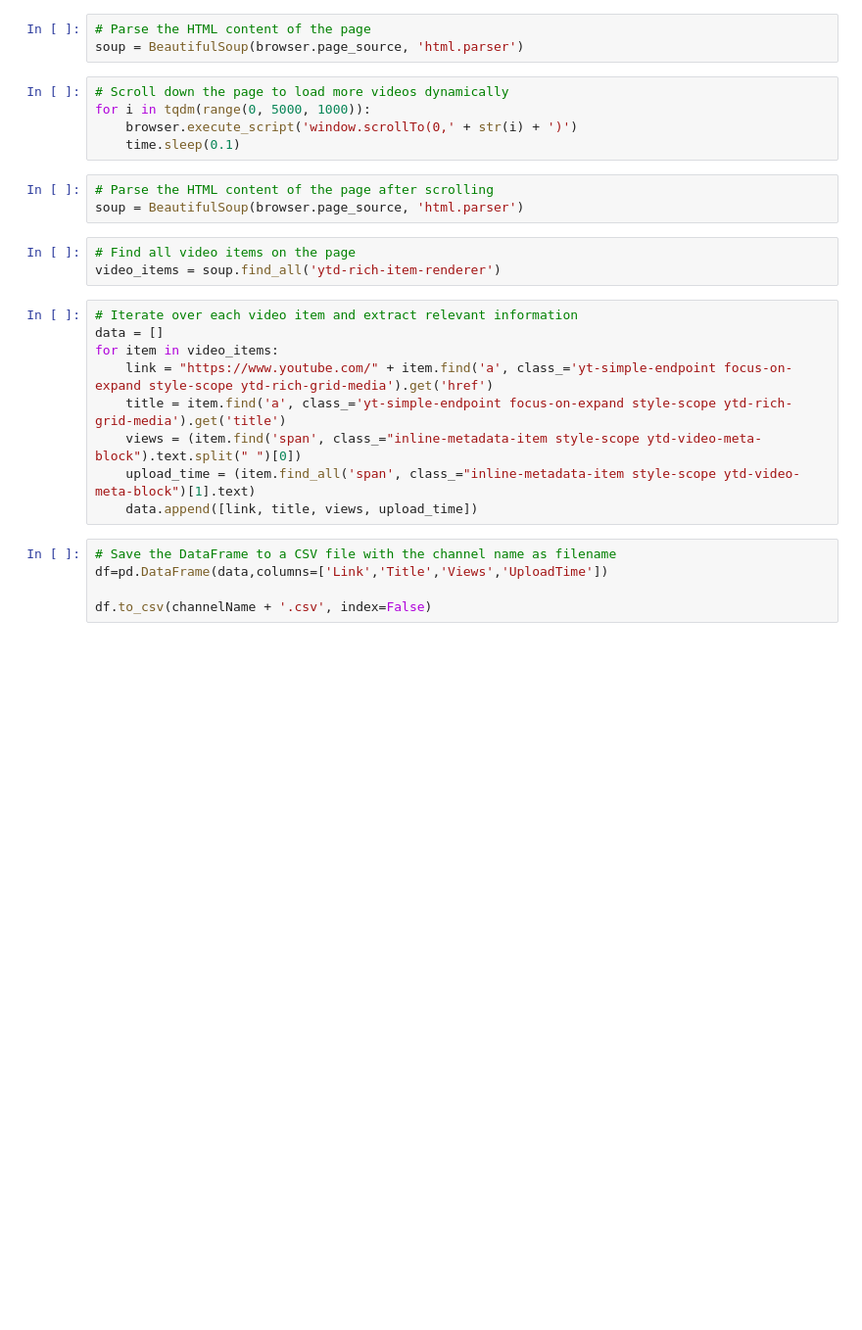
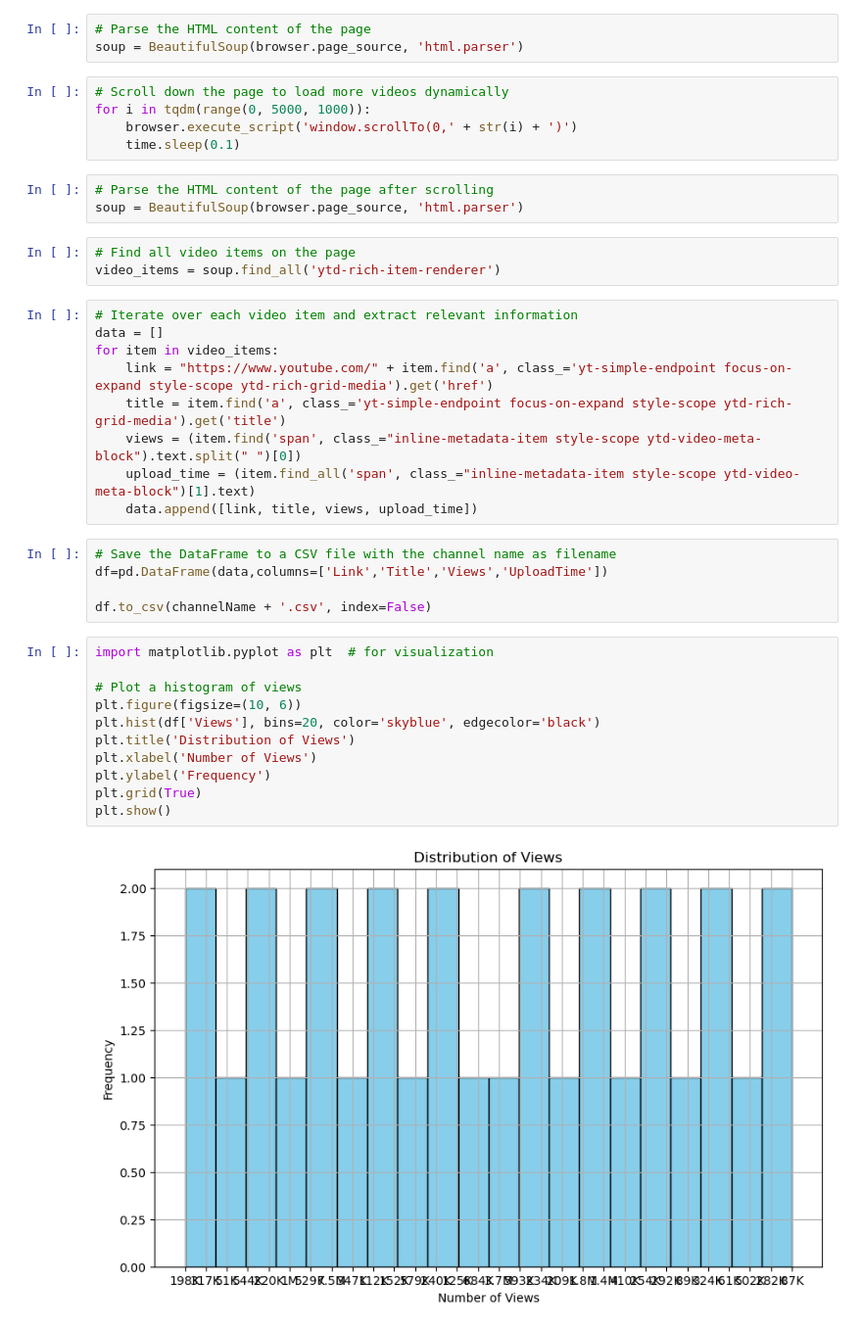
Before and after one commit to GitGud31/web-scrapping-course, a Jupyter notebook: scrap_youtube.ipynb, the cells around one changed output. Shown: that part at 98% size. Drawn from its saved outputs; the diff is of its cells as text; blank space fills up the shorter version.

Commit message:
added Data visualization

```diff
--- a/scrap_youtube.ipynb
+++ b/scrap_youtube.ipynb
@@ -56,3 +56,16 @@ for item in video_items:
 df=pd.DataFrame(data,columns=['Link','Title','Views','UploadTime'])
 
 df.to_csv(channelName + '.csv', index=False)
+# %%
+import matplotlib.pyplot as plt  # for visualization
+
+# Plot a histogram of views
+plt.figure(figsize=(10, 6))
+plt.hist(df['Views'], bins=20, color='skyblue', edgecolor='black')
+plt.title('Distribution of Views')
+plt.xlabel('Number of Views')
+plt.ylabel('Frequency')
+plt.grid(True)
+plt.show()
+# %% [output]
+[figure, added]
```
Also changed, not shown: 3 other files.
